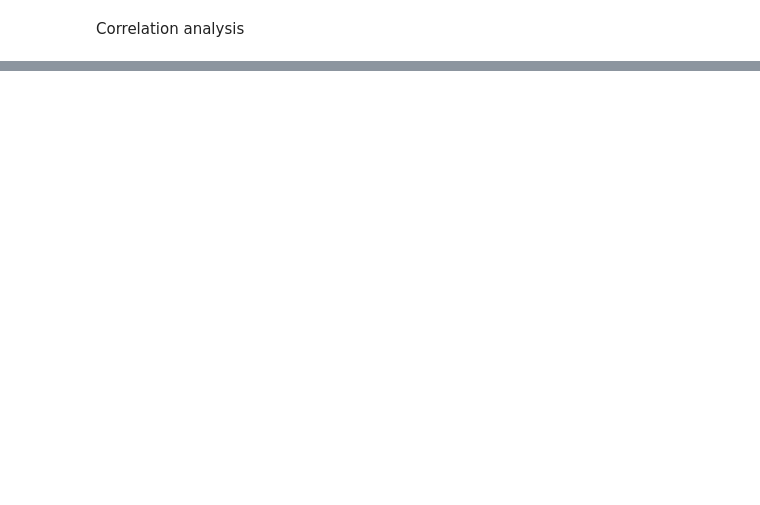
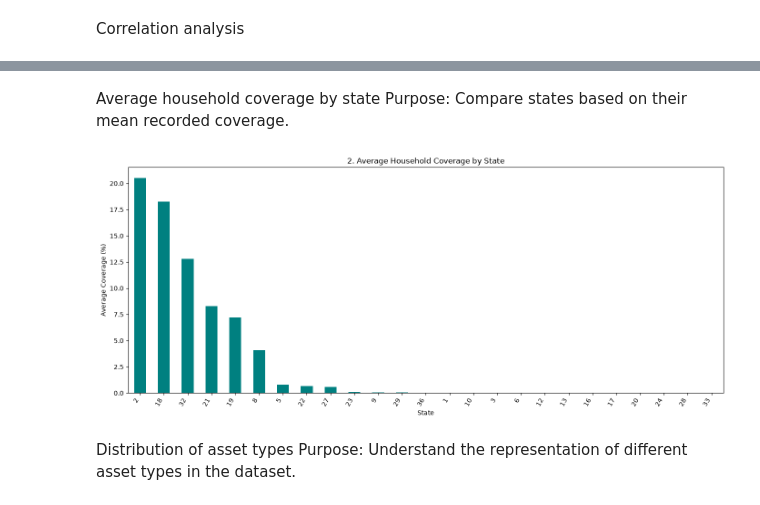
Before and after one commit to reginamary1995-max/Final-Project---Entry-App, a Jupyter notebook: Solid Waste management.ipynb, the cells around one changed output, grey strips where cells are left out. Saved outputs shown, nothing was run; the diff lists cells and outputs as text; code cells hidden in the pictures; blank space fills up the shorter version.

```diff
--- a/Solid Waste management.ipynb
+++ b/Solid Waste management.ipynb
@@ -649,0 +765,26 @@ display(correlation_matrix.round(2))
+# %% [markdown]
+Average household coverage by state
+Purpose: Compare states based on their mean recorded coverage.
+# %%
+state_coverage = (
+    df.dropna(subset=[hhs_covered_per])
+    .groupby(state_code)[hhs_covered_per]
+    .mean()
+    .sort_values(ascending=False)
+)
+
+plt.figure(figsize=(14, 6))
+
+state_coverage.plot(kind="bar", color="teal")
+
+plt.title("2. Average Household Coverage by State")
+plt.xlabel("State")
+plt.ylabel("Average Coverage (%)")
+plt.xticks(rotation=60, ha="right")
+plt.tight_layout()
+plt.show()
+# %% [output]
+[figure, added]
+# %% [markdown]
+Distribution of asset types
+Purpose: Understand the representation of different asset types in the dataset.
```
Also changed, not shown: parts of 28 cells of this notebook.
